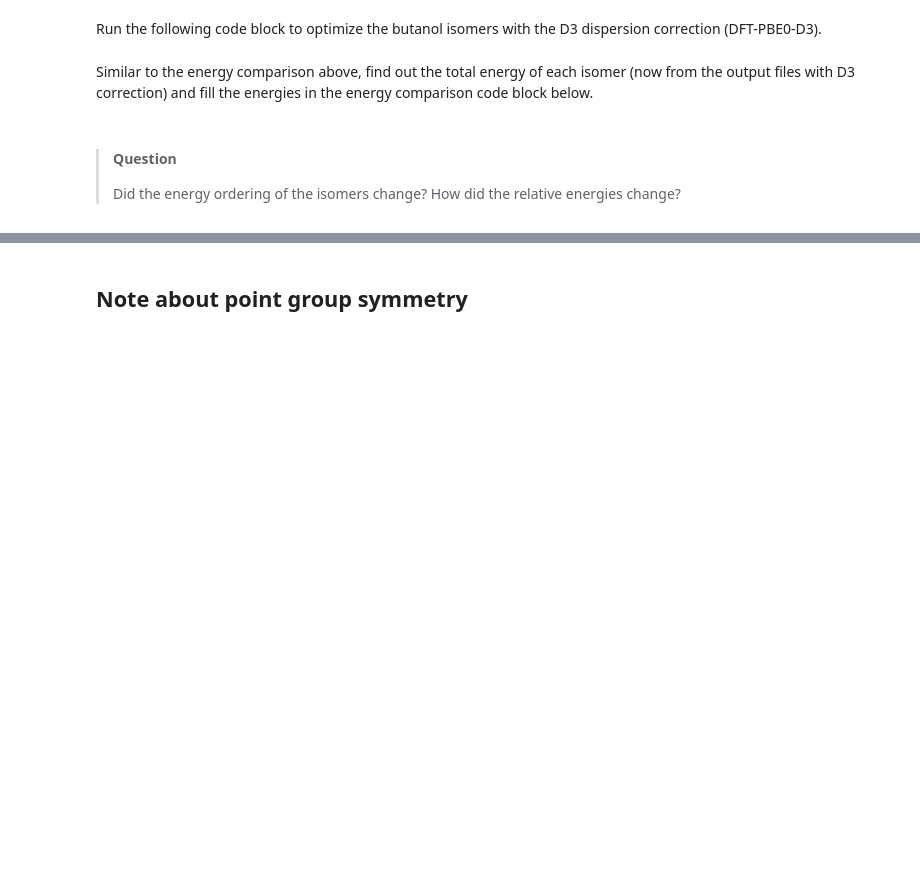
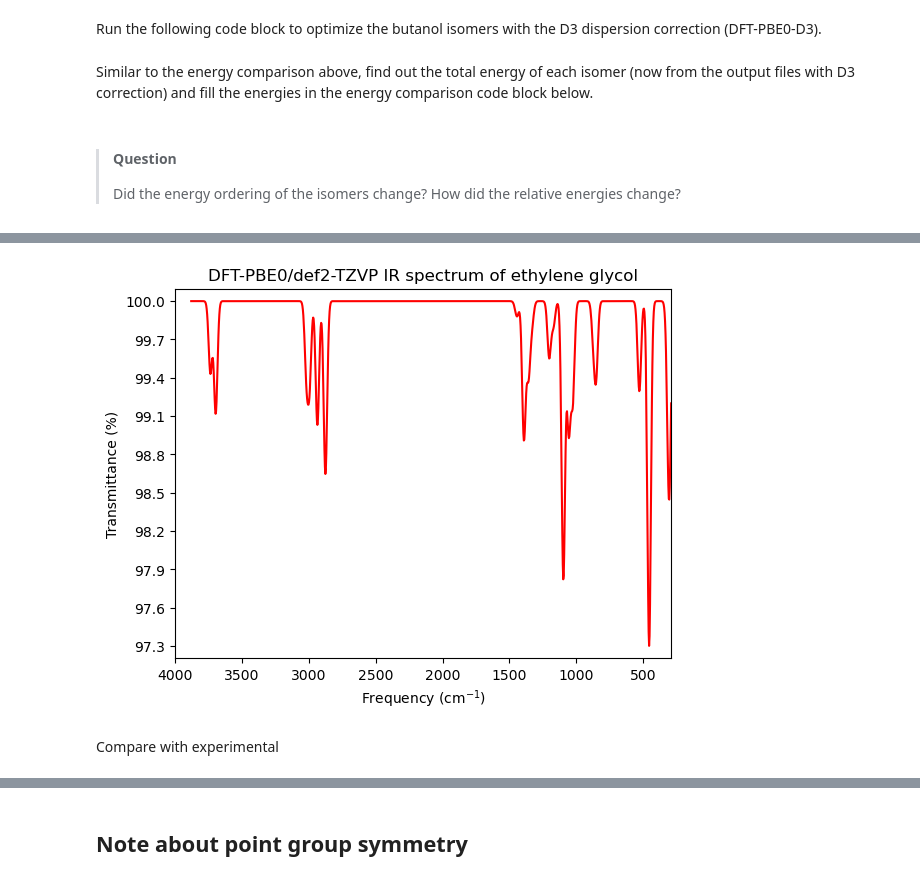
Before and after one commit to anttikarttunen/sscc2026-qc, a Jupyter notebook: basic/orca-basic.ipynb, the cells around one changed output, grey strips where cells are left out. Cells and saved outputs as stored; diff of their text form; code cells hidden in the pictures; blank space fills up the shorter version.

```diff
--- a/basic/orca-basic.ipynb
+++ b/basic/orca-basic.ipynb
@@ -616,0 +766,26 @@ Magnetic d-metal complex?
+# %%
+import numpy as np
+import matplotlib.pyplot as plt
+from matplotlib.ticker import StrMethodFormatter
+
+# Load the raw data
+ir_data = np.loadtxt('ethylene_glycol/ethylene_glycol_pbe0.hess.ir.dat')
+# Scale the harmonic frequencies by a constant factor.
+# This addresses lack of anharmonic effects and the inaccuracies of the DFT functional.
+freq_scale = 0.97
+frequencies = ir_data[:, 0] * freq_scale # Wavenumbers in the first column
+transmittances = (ir_data[:, 1] - 999) * 100 # Transmittances in the second column
+plt.plot(frequencies, transmittances, '-', color = 'red', label = 'IR')
+plt.xlabel('Frequency (cm$^{-1}$)')
+plt.ylabel('Transmittance (%)')
+plt.xlim(max(frequencies), min(frequencies), )
+plt.ylim(min(transmittances) * 0.999, max(transmittances) * 1.001)
+plt.xticks(np.linspace(500, 4000, 8))
+plt.yticks(np.linspace(min(transmittances), max(transmittances), 10))
+plt.gca().yaxis.set_major_formatter(StrMethodFormatter('{x:.1f}'))
+plt.title('DFT-PBE0/def2-TZVP IR spectrum of ethylene glycol')
+plt.show()
+# %% [output]
+[figure, added]
+# %% [markdown]
+Compare with experimental
```
Also changed, not shown: parts of 34 cells of this notebook, 1 other file.
